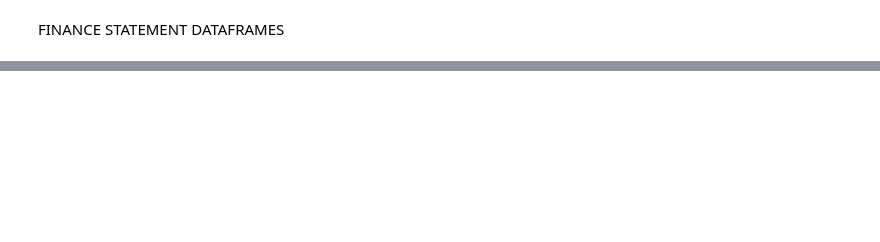
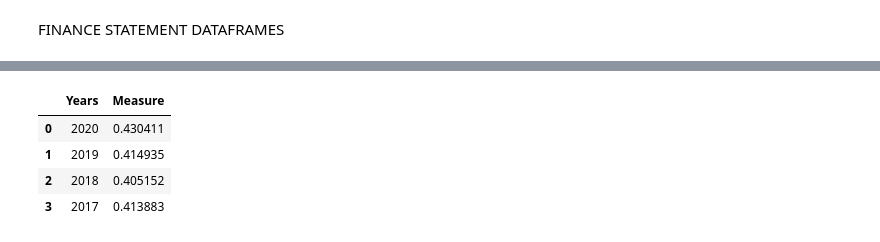
Before and after one commit to jjdub82/....., a Jupyter notebook: Stock_Evaluation.ipynb, the cells around one changed output, grey strips where cells are left out. Drawn from its saved outputs; the diff is of its cells as text; code cells hidden in the pictures; blank space fills up the shorter version.

```diff
--- a/Stock_Evaluation.ipynb
+++ b/Stock_Evaluation.ipynb
@@ -291,0 +340,9 @@ print(Shareholdr_equity_list)
+# %%
+
+sga_df
+# %% [output]
+|  | Years | Measure |
+| 0 | 2020 | 0.430411 |
+| 1 | 2019 | 0.414935 |
+| 2 | 2018 | 0.405152 |
+| 3 | 2017 | 0.413883 |
```
Also changed, not shown: parts of 45 cells of this notebook.
